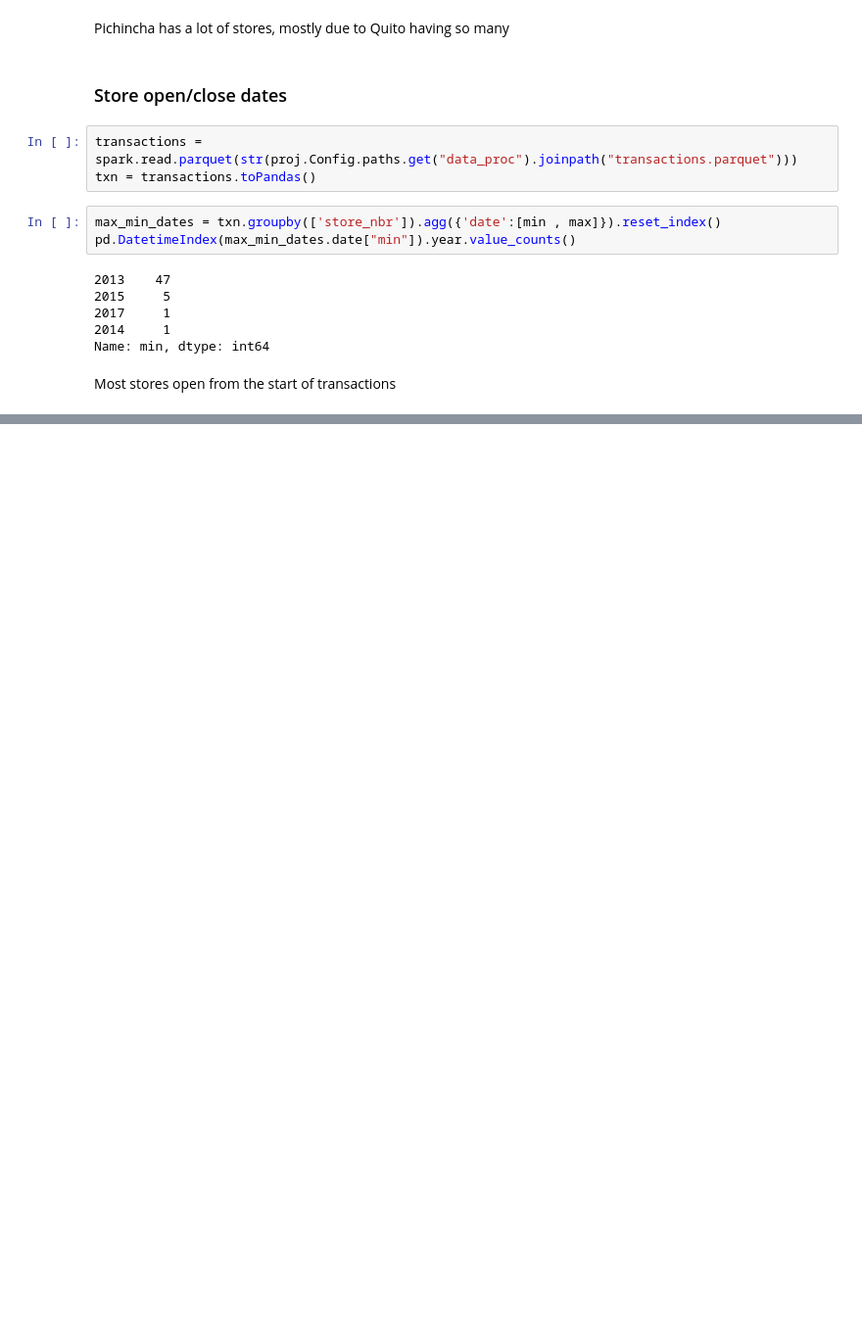
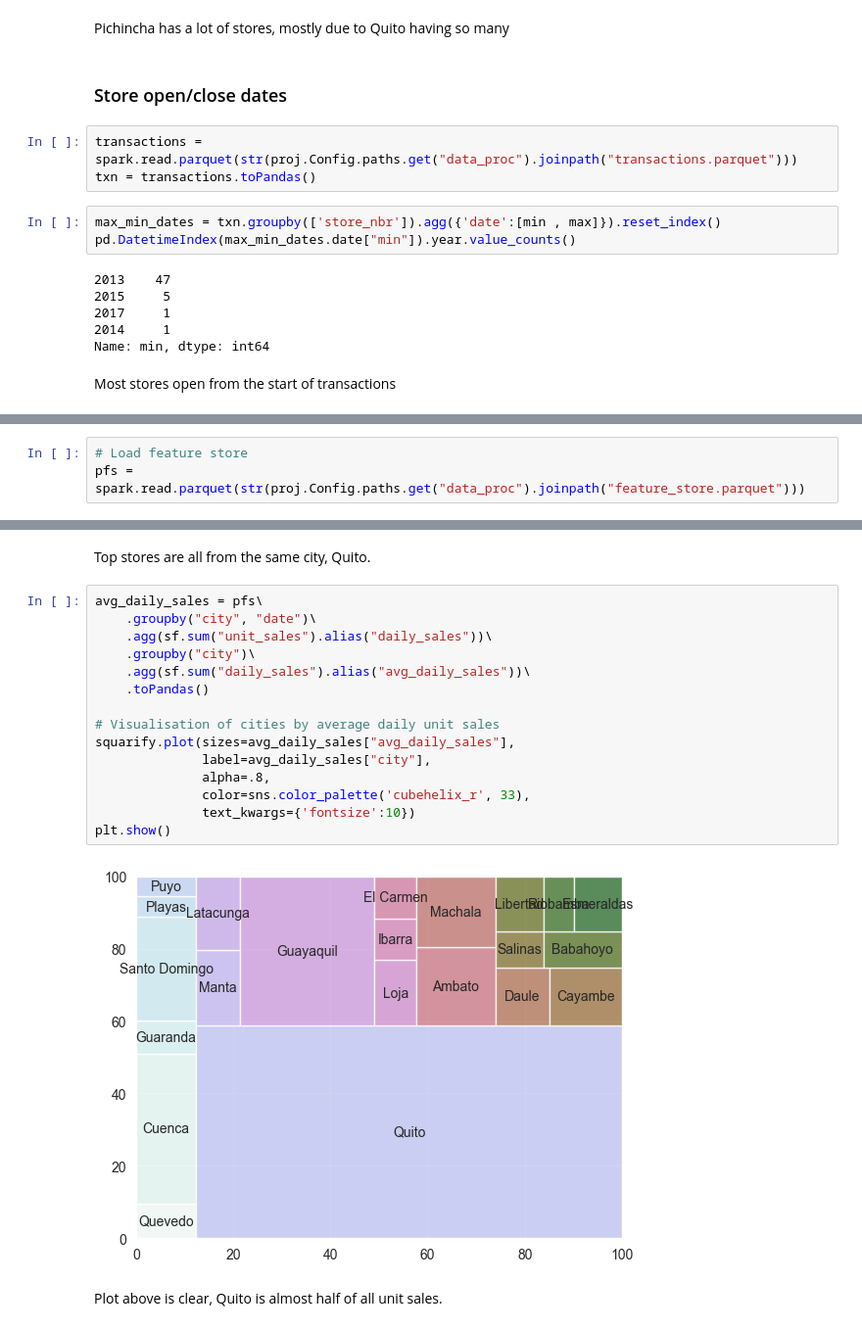
Before and after one commit to ocelot-engineering/supermarketDemandForecasting, a Jupyter notebook: src/eda/eda_stores.ipynb, the cells around one changed output, grey strips where cells are left out. Shown at 98% size. Saved outputs shown, nothing was run; the diff lists cells and outputs as text; blank space fills up the shorter version.

```diff
--- a/src/eda/eda_stores.ipynb
+++ b/src/eda/eda_stores.ipynb
@@ -163,0 +166,3 @@ Most stores open from the start of transactions
+# %%
+# Load feature store
+pfs = spark.read.parquet(str(proj.Config.paths.get("data_proc").joinpath("feature_store.parquet")))
@@ -163,0 +197,21 @@ Most stores open from the start of transactions
+# %% [markdown]
+Top stores are all from the same city, Quito.
+# %%
+avg_daily_sales = pfs\
+    .groupby("city", "date")\
+    .agg(sf.sum("unit_sales").alias("daily_sales"))\
+    .groupby("city")\
+    .agg(sf.sum("daily_sales").alias("avg_daily_sales"))\
+    .toPandas()
+
+# Visualisation of cities by average daily unit sales
+squarify.plot(sizes=avg_daily_sales["avg_daily_sales"],
+              label=avg_daily_sales["city"],
+              alpha=.8,
+              color=sns.color_palette('cubehelix_r', 33),
+              text_kwargs={'fontsize':10})
+plt.show()
+# %% [output]
+[figure, added]
+# %% [markdown]
+Plot above is clear, Quito is almost half of all unit sales.
```
Also changed, not shown: parts of 3 cells of this notebook, 3 other files.
